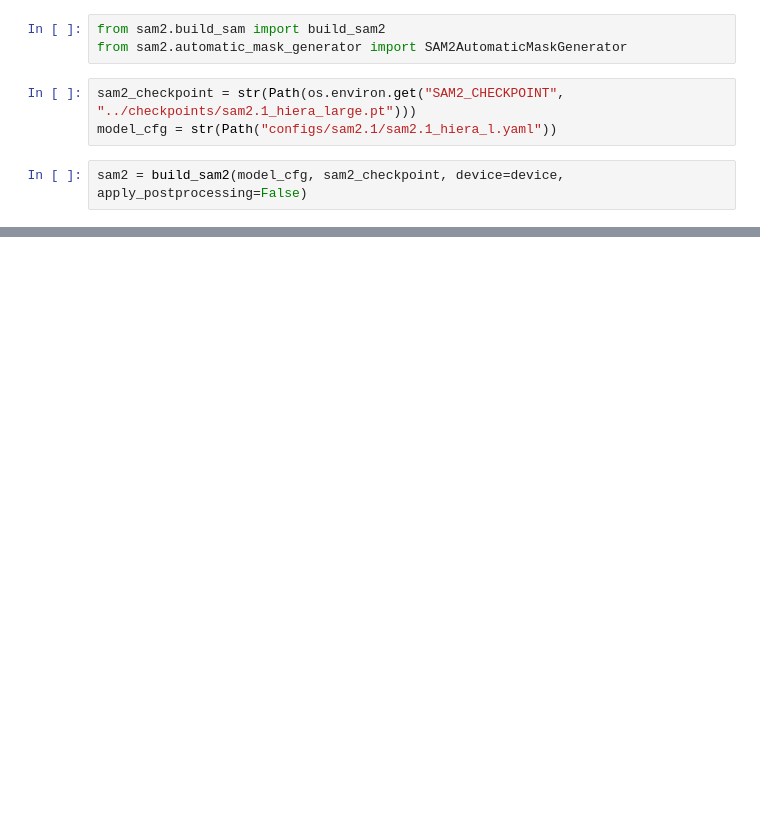
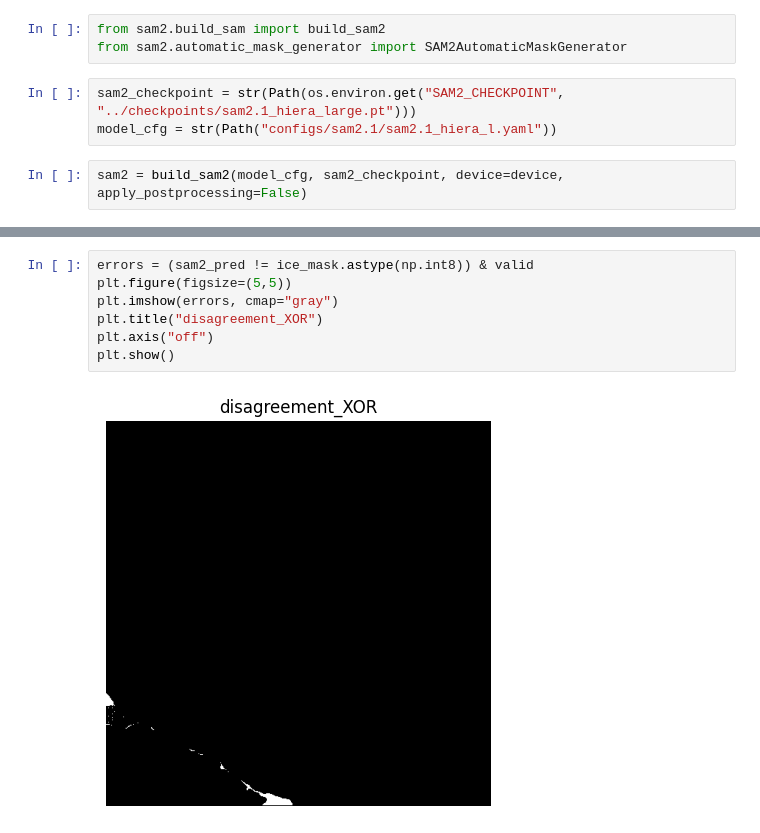
Before and after one commit to 1589presdm/sam2, a Jupyter notebook: experiments/new_metrics_added.ipynb, the cells around one changed output, grey strips where cells are left out. Drawn from its saved outputs; the diff is of its cells as text; blank space fills up the shorter version.

```diff
--- a/experiments/new_metrics_added.ipynb
+++ b/experiments/new_metrics_added.ipynb
@@ -444,0 +234,9 @@ plt.show()
+# %%
+errors = (sam2_pred != ice_mask.astype(np.int8)) & valid
+plt.figure(figsize=(5,5))
+plt.imshow(errors, cmap="gray")
+plt.title("disagreement_XOR")
+plt.axis("off")
+plt.show()
+# %% [output]
+[figure, added]
```
Also changed, not shown: parts of 16 cells of this notebook, 10 other files.
